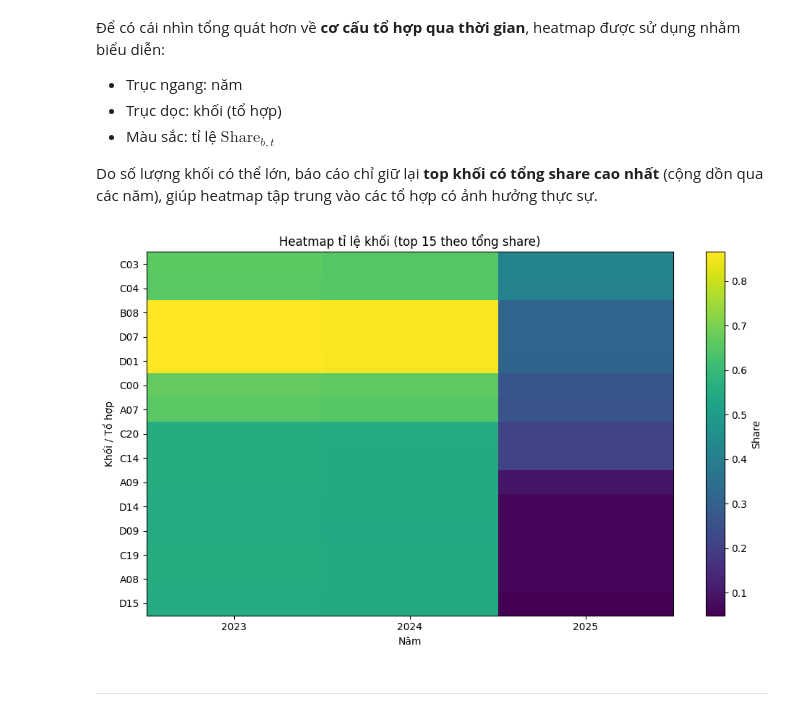
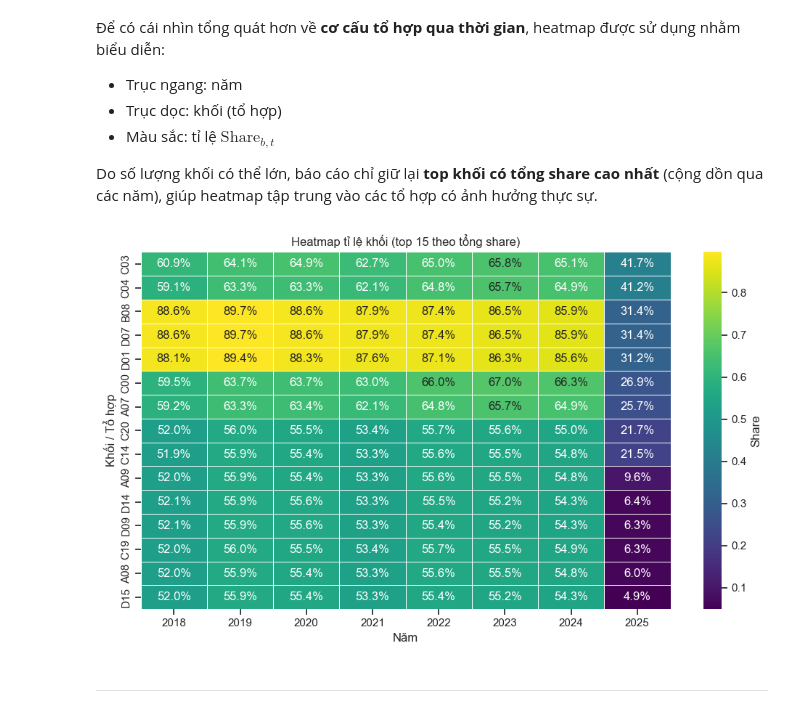
Before and after one commit to tano-dev/Vietnam-National-Exam-Score-Analysis-and-Forecasting, a Jupyter notebook: Report/ReportProject.ipynb, the cells around one changed output. Saved outputs shown, nothing was run; the diff lists cells and outputs as text; code cells hidden in the pictures.

```diff
--- a/Report/ReportProject.ipynb
+++ b/Report/ReportProject.ipynb
@@ -303,10 +303,15 @@ Dữ liệu đầu vào bao gồm điểm thi THPT của 3 năm liên tiếp, ph
 data_loader = DataLoader()
 
 # Load dữ liệu raw
-df_2023_ct2006, df_2024_ct2006, df_2025_ct2006, df_2025_ct2018 = data_loader.load_data()
+df_2018_ct2006, df_2019_ct2006, df_2020_ct2006, df_2021_ct2006, df_2022_ct2006, df_2023_ct2006, df_2024_ct2006, df_2025_ct2006, df_2025_ct2018 = data_loader.load_data()
 
 # Gom các dataset vào dict để tiện quản lý
 raw_datasets = {
+    "2018": df_2018_ct2006,
+    "2019": df_2019_ct2006,
+    "2020": df_2020_ct2006,
+    "2021": df_2021_ct2006,
+    "2022": df_2022_ct2006,
     "2023": df_2023_ct2006,
     "2024": df_2024_ct2006,
     "2025_CT2006": df_2025_ct2006,
@@ -729,37 +736,43 @@ Từ các biểu đồ share và $\Delta \mathrm{Share}$, có thể:
 Do số lượng khối có thể lớn, báo cáo chỉ giữ lại **top khối có tổng share cao nhất** (cộng dồn qua các năm), giúp heatmap tập trung vào các tổ hợp có ảnh hưởng thực sự.
 # %%
 import matplotlib.pyplot as plt
+import seaborn as sns
 import numpy as np
 
 # Pivot: block × year → share
 pivot_hm = df_share.pivot(index="block", columns="nam_hoc", values="share").fillna(0)
 
 # Chọn top khối theo tổng share (cộng các năm)
 top_k = 15
 top_blocks_hm = (
     pivot_hm.sum(axis=1)
     .sort_values(ascending=False)
     .head(top_k)
     .index
 )
 
-hm_data = pivot_hm.loc[top_blocks_hm].sort_values(by=pivot_hm.columns.max(), ascending=False)
+# Sắp theo năm mới nhất để nhìn "hiện tại" trước
+latest_year = pivot_hm.columns.max()
+hm_data = pivot_hm.loc[top_blocks_hm].sort_values(by=latest_year, ascending=False)
 
 plt.figure(figsize=(10, 6))
-plt.imshow(hm_data.values, aspect="auto")
-plt.colorbar(label="Share")
+ax = sns.heatmap(
+    hm_data,
+    cmap="viridis",
+    annot=True,          # hiện số trên ô
+    fmt=".1%",           # share dạng %
+    linewidths=0.5,
+    cbar_kws={"label": "Share"}
+)
 
-plt.xticks(range(len(hm_data.columns)), hm_data.columns)
-plt.yticks(range(len(hm_data.index)), hm_data.index)
-
-plt.title("Heatmap tỉ lệ khối (top 15 theo tổng share)")
-plt.xlabel("Năm")
-plt.ylabel("Khối / Tổ hợp")
+ax.set_title(f"Heatmap tỉ lệ khối (top {top_k} theo tổng share)")
+ax.set_xlabel("Năm")
+ax.set_ylabel("Khối / Tổ hợp")
 
 plt.tight_layout()
 plt.show()
 # %% [output]
-[figure, old version]
+[figure, new version]
 # %% [markdown]
 ---
 # %% [markdown]
```
Also changed, not shown: parts of 28 cells of this notebook, 41 other files.
